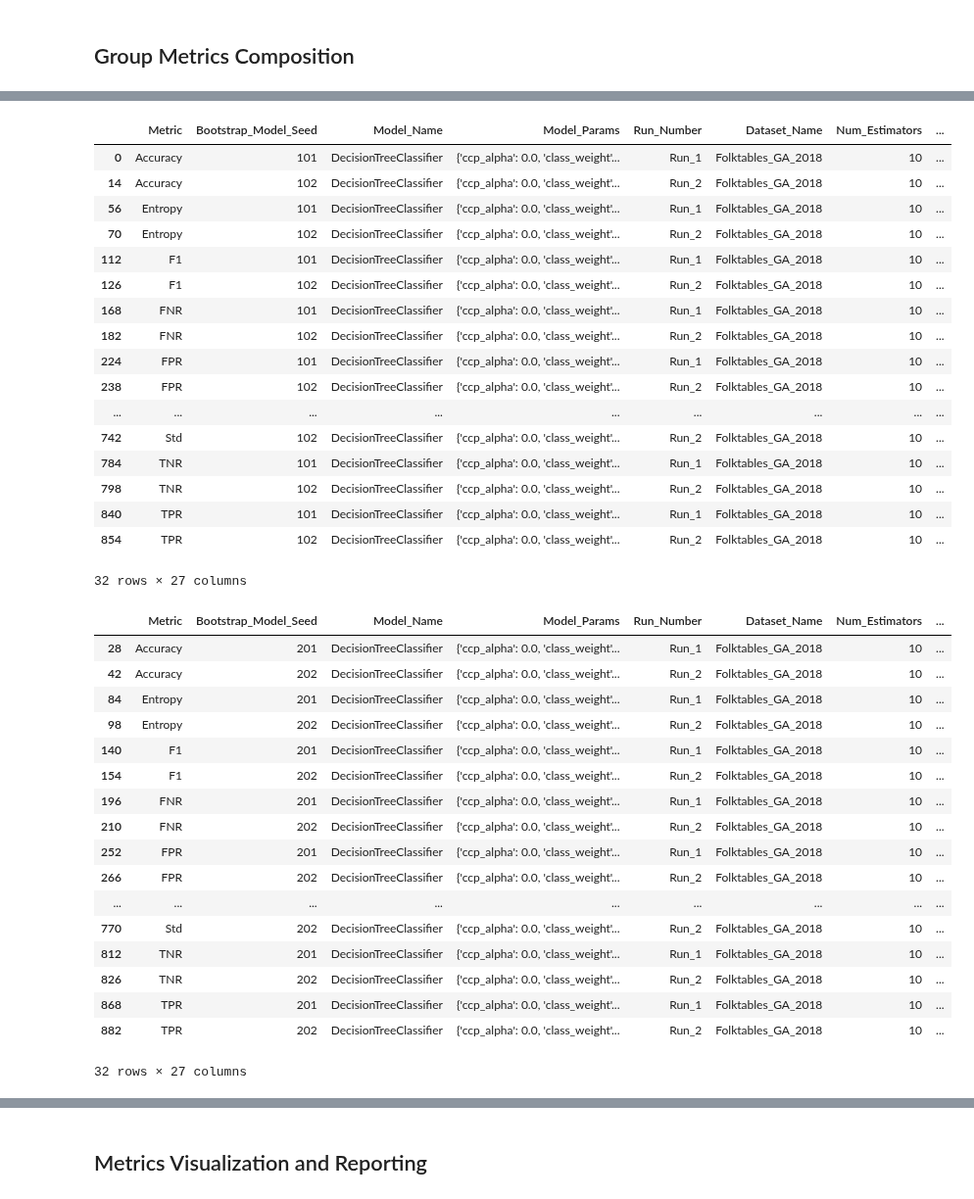
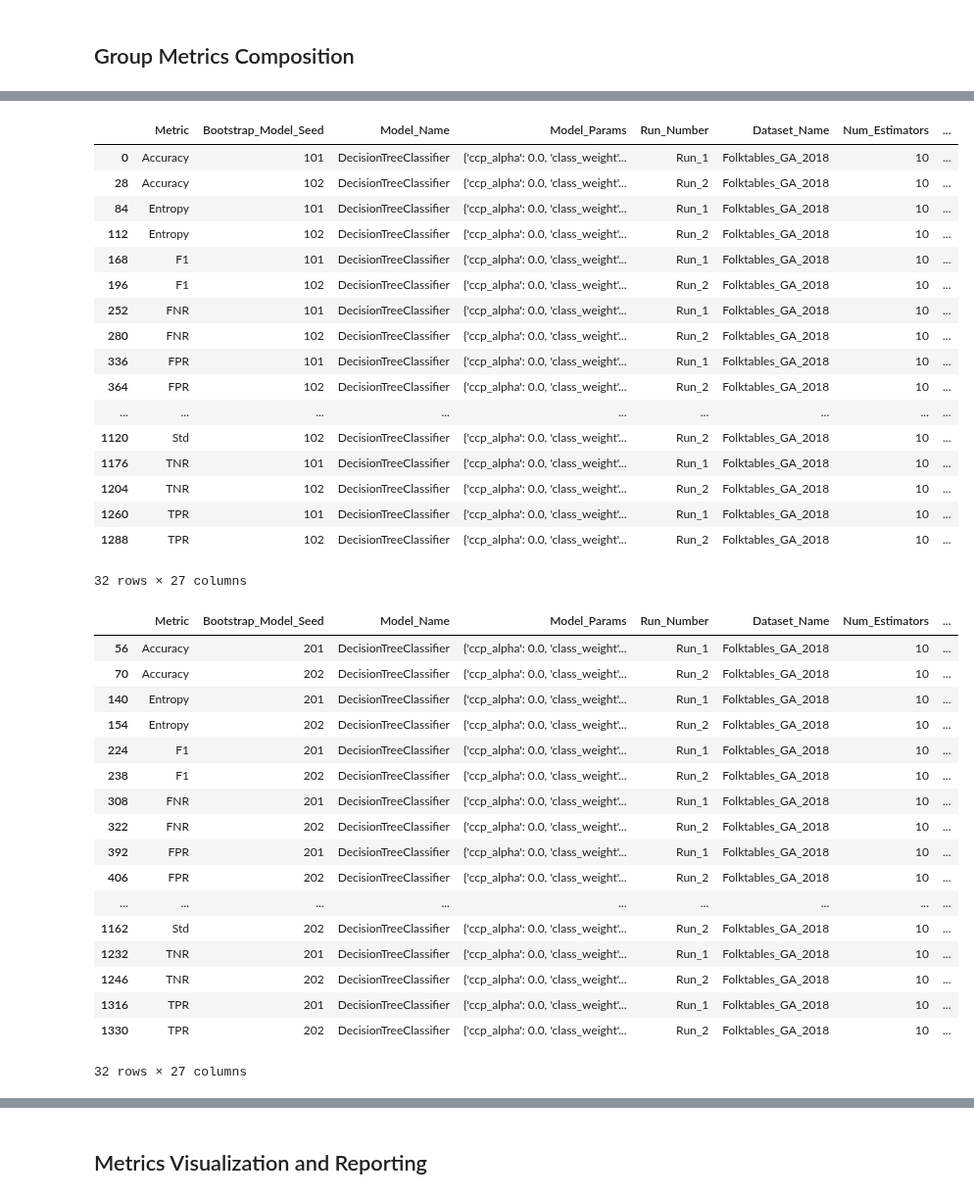
Before and after one commit to FalaahArifKhan/fairness-variance, a Jupyter notebook: notebooks/models_stress_testing/Visualizations_Random_Nulls.ipynb, the cells around one changed output, grey strips where cells are left out. Shown at 98% size. Drawn from its saved outputs; the diff is of its cells as text; code cells hidden in the pictures.

```diff
--- a/notebooks/models_stress_testing/Visualizations_Random_Nulls.ipynb
+++ b/notebooks/models_stress_testing/Visualizations_Random_Nulls.ipynb
@@ -70,44 +105,44 @@ exp_subgroup_metrics_dct = exp_composer.create_exp_subgroup_metrics_dct()
 # %%
-exp_subgroup_metrics_dct['DecisionTreeClassifier']['Exp_iter_1'][0.0].head(100)
+exp_subgroup_metrics_dct['DecisionTreeClassifier']['cat: mode, num: median']['Exp_iter_1'][0.0].head(100)
 # %% [output]
 |  | Metric | Bootstrap_Model_Seed | Model_Name | Model_Params | Run_Number | Dataset_Name | Num_Estimators | ... |
 | 0 | Accuracy | 101 | DecisionTreeClassifier | {'ccp_alpha': 0.0, 'class_weight'... | Run_1 | Folktables_GA_2018 | 10 | ... |
-| 14 | Accuracy | 102 | DecisionTreeClassifier | {'ccp_alpha': 0.0, 'class_weight'... | Run_2 | Folktables_GA_2018 | 10 | ... |
-| 56 | Entropy | 101 | DecisionTreeClassifier | {'ccp_alpha': 0.0, 'class_weight'... | Run_1 | Folktables_GA_2018 | 10 | ... |
-| 70 | Entropy | 102 | DecisionTreeClassifier | {'ccp_alpha': 0.0, 'class_weight'... | Run_2 | Folktables_GA_2018 | 10 | ... |
-| 112 | F1 | 101 | DecisionTreeClassifier | {'ccp_alpha': 0.0, 'class_weight'... | Run_1 | Folktables_GA_2018 | 10 | ... |
-| 126 | F1 | 102 | DecisionTreeClassifier | {'ccp_alpha': 0.0, 'class_weight'... | Run_2 | Folktables_GA_2018 | 10 | ... |
-| 168 | FNR | 101 | DecisionTreeClassifier | {'ccp_alpha': 0.0, 'class_weight'... | Run_1 | Folktables_GA_2018 | 10 | ... |
-| 182 | FNR | 102 | DecisionTreeClassifier | {'ccp_alpha': 0.0, 'class_weight'... | Run_2 | Folktables_GA_2018 | 10 | ... |
-| 224 | FPR | 101 | DecisionTreeClassifier | {'ccp_alpha': 0.0, 'class_weight'... | Run_1 | Folktables_GA_2018 | 10 | ... |
-| 238 | FPR | 102 | DecisionTreeClassifier | {'ccp_alpha': 0.0, 'class_weight'... | Run_2 | Folktables_GA_2018 | 10 | ... |
+| 28 | Accuracy | 102 | DecisionTreeClassifier | {'ccp_alpha': 0.0, 'class_weight'... | Run_2 | Folktables_GA_2018 | 10 | ... |
+| 84 | Entropy | 101 | DecisionTreeClassifier | {'ccp_alpha': 0.0, 'class_weight'... | Run_1 | Folktables_GA_2018 | 10 | ... |
+| 112 | Entropy | 102 | DecisionTreeClassifier | {'ccp_alpha': 0.0, 'class_weight'... | Run_2 | Folktables_GA_2018 | 10 | ... |
+| 168 | F1 | 101 | DecisionTreeClassifier | {'ccp_alpha': 0.0, 'class_weight'... | Run_1 | Folktables_GA_2018 | 10 | ... |
+| 196 | F1 | 102 | DecisionTreeClassifier | {'ccp_alpha': 0.0, 'class_weight'... | Run_2 | Folktables_GA_2018 | 10 | ... |
+| 252 | FNR | 101 | DecisionTreeClassifier | {'ccp_alpha': 0.0, 'class_weight'... | Run_1 | Folktables_GA_2018 | 10 | ... |
+| 280 | FNR | 102 | DecisionTreeClassifier | {'ccp_alpha': 0.0, 'class_weight'... | Run_2 | Folktables_GA_2018 | 10 | ... |
+| 336 | FPR | 101 | DecisionTreeClassifier | {'ccp_alpha': 0.0, 'class_weight'... | Run_1 | Folktables_GA_2018 | 10 | ... |
+| 364 | FPR | 102 | DecisionTreeClassifier | {'ccp_alpha': 0.0, 'class_weight'... | Run_2 | Folktables_GA_2018 | 10 | ... |
 | ... | ... | ... | ... | ... | ... | ... | ... | ... |
-| 742 | Std | 102 | DecisionTreeClassifier | {'ccp_alpha': 0.0, 'class_weight'... | Run_2 | Folktables_GA_2018 | 10 | ... |
-| 784 | TNR | 101 | DecisionTreeClassifier | {'ccp_alpha': 0.0, 'class_weight'... | Run_1 | Folktables_GA_2018 | 10 | ... |
-| 798 | TNR | 102 | DecisionTreeClassifier | {'ccp_alpha': 0.0, 'class_weight'... | Run_2 | Folktables_GA_2018 | 10 | ... |
-| 840 | TPR | 101 | DecisionTreeClassifier | {'ccp_alpha': 0.0, 'class_weight'... | Run_1 | Folktables_GA_2018 | 10 | ... |
-| 854 | TPR | 102 | DecisionTreeClassifier | {'ccp_alpha': 0.0, 'class_weight'... | Run_2 | Folktables_GA_2018 | 10 | ... |
+| 1120 | Std | 102 | DecisionTreeClassifier | {'ccp_alpha': 0.0, 'class_weight'... | Run_2 | Folktables_GA_2018 | 10 | ... |
+| 1176 | TNR | 101 | DecisionTreeClassifier | {'ccp_alpha': 0.0, 'class_weight'... | Run_1 | Folktables_GA_2018 | 10 | ... |
+| 1204 | TNR | 102 | DecisionTreeClassifier | {'ccp_alpha': 0.0, 'class_weight'... | Run_2 | Folktables_GA_2018 | 10 | ... |
+| 1260 | TPR | 101 | DecisionTreeClassifier | {'ccp_alpha': 0.0, 'class_weight'... | Run_1 | Folktables_GA_2018 | 10 | ... |
+| 1288 | TPR | 102 | DecisionTreeClassifier | {'ccp_alpha': 0.0, 'class_weight'... | Run_2 | Folktables_GA_2018 | 10 | ... |
 32 rows × 27 columns
 # %%
-exp_subgroup_metrics_dct['DecisionTreeClassifier']['Exp_iter_2'][0.0].head(100)
+exp_subgroup_metrics_dct['DecisionTreeClassifier']['cat: mode, num: median']['Exp_iter_2'][0.0].head(100)
 # %% [output]
 |  | Metric | Bootstrap_Model_Seed | Model_Name | Model_Params | Run_Number | Dataset_Name | Num_Estimators | ... |
-| 28 | Accuracy | 201 | DecisionTreeClassifier | {'ccp_alpha': 0.0, 'class_weight'... | Run_1 | Folktables_GA_2018 | 10 | ... |
-| 42 | Accuracy | 202 | DecisionTreeClassifier | {'ccp_alpha': 0.0, 'class_weight'... | Run_2 | Folktables_GA_2018 | 10 | ... |
-| 84 | Entropy | 201 | DecisionTreeClassifier | {'ccp_alpha': 0.0, 'class_weight'... | Run_1 | Folktables_GA_2018 | 10 | ... |
-| 98 | Entropy | 202 | DecisionTreeClassifier | {'ccp_alpha': 0.0, 'class_weight'... | Run_2 | Folktables_GA_2018 | 10 | ... |
-| 140 | F1 | 201 | DecisionTreeClassifier | {'ccp_alpha': 0.0, 'class_weight'... | Run_1 | Folktables_GA_2018 | 10 | ... |
-| 154 | F1 | 202 | DecisionTreeClassifier | {'ccp_alpha': 0.0, 'class_weight'... | Run_2 | Folktables_GA_2018 | 10 | ... |
-| 196 | FNR | 201 | DecisionTreeClassifier | {'ccp_alpha': 0.0, 'class_weight'... | Run_1 | Folktables_GA_2018 | 10 | ... |
-| 210 | FNR | 202 | DecisionTreeClassifier | {'ccp_alpha': 0.0, 'class_weight'... | Run_2 | Folktables_GA_2018 | 10 | ... |
-| 252 | FPR | 201 | DecisionTreeClassifier | {'ccp_alpha': 0.0, 'class_weight'... | Run_1 | Folktables_GA_2018 | 10 | ... |
-| 266 | FPR | 202 | DecisionTreeClassifier | {'ccp_alpha': 0.0, 'class_weight'... | Run_2 | Folktables_GA_2018 | 10 | ... |
+| 56 | Accuracy | 201 | DecisionTreeClassifier | {'ccp_alpha': 0.0, 'class_weight'... | Run_1 | Folktables_GA_2018 | 10 | ... |
+| 70 | Accuracy | 202 | DecisionTreeClassifier | {'ccp_alpha': 0.0, 'class_weight'... | Run_2 | Folktables_GA_2018 | 10 | ... |
+| 140 | Entropy | 201 | DecisionTreeClassifier | {'ccp_alpha': 0.0, 'class_weight'... | Run_1 | Folktables_GA_2018 | 10 | ... |
+| 154 | Entropy | 202 | DecisionTreeClassifier | {'ccp_alpha': 0.0, 'class_weight'... | Run_2 | Folktables_GA_2018 | 10 | ... |
+| 224 | F1 | 201 | DecisionTreeClassifier | {'ccp_alpha': 0.0, 'class_weight'... | Run_1 | Folktables_GA_2018 | 10 | ... |
+| 238 | F1 | 202 | DecisionTreeClassifier | {'ccp_alpha': 0.0, 'class_weight'... | Run_2 | Folktables_GA_2018 | 10 | ... |
+| 308 | FNR | 201 | DecisionTreeClassifier | {'ccp_alpha': 0.0, 'class_weight'... | Run_1 | Folktables_GA_2018 | 10 | ... |
+| 322 | FNR | 202 | DecisionTreeClassifier | {'ccp_alpha': 0.0, 'class_weight'... | Run_2 | Folktables_GA_2018 | 10 | ... |
+| 392 | FPR | 201 | DecisionTreeClassifier | {'ccp_alpha': 0.0, 'class_weight'... | Run_1 | Folktables_GA_2018 | 10 | ... |
+| 406 | FPR | 202 | DecisionTreeClassifier | {'ccp_alpha': 0.0, 'class_weight'... | Run_2 | Folktables_GA_2018 | 10 | ... |
 | ... | ... | ... | ... | ... | ... | ... | ... | ... |
-| 770 | Std | 202 | DecisionTreeClassifier | {'ccp_alpha': 0.0, 'class_weight'... | Run_2 | Folktables_GA_2018 | 10 | ... |
-| 812 | TNR | 201 | DecisionTreeClassifier | {'ccp_alpha': 0.0, 'class_weight'... | Run_1 | Folktables_GA_2018 | 10 | ... |
-| 826 | TNR | 202 | DecisionTreeClassifier | {'ccp_alpha': 0.0, 'class_weight'... | Run_2 | Folktables_GA_2018 | 10 | ... |
-| 868 | TPR | 201 | DecisionTreeClassifier | {'ccp_alpha': 0.0, 'class_weight'... | Run_1 | Folktables_GA_2018 | 10 | ... |
-| 882 | TPR | 202 | DecisionTreeClassifier | {'ccp_alpha': 0.0, 'class_weight'... | Run_2 | Folktables_GA_2018 | 10 | ... |
+| 1162 | Std | 202 | DecisionTreeClassifier | {'ccp_alpha': 0.0, 'class_weight'... | Run_2 | Folktables_GA_2018 | 10 | ... |
+| 1232 | TNR | 201 | DecisionTreeClassifier | {'ccp_alpha': 0.0, 'class_weight'... | Run_1 | Folktables_GA_2018 | 10 | ... |
+| 1246 | TNR | 202 | DecisionTreeClassifier | {'ccp_alpha': 0.0, 'class_weight'... | Run_2 | Folktables_GA_2018 | 10 | ... |
+| 1316 | TPR | 201 | DecisionTreeClassifier | {'ccp_alpha': 0.0, 'class_weight'... | Run_1 | Folktables_GA_2018 | 10 | ... |
+| 1330 | TPR | 202 | DecisionTreeClassifier | {'ccp_alpha': 0.0, 'class_weight'... | Run_2 | Folktables_GA_2018 | 10 | ... |
 32 rows × 27 columns
 # %%
 exp_avg_group_metrics_dct = exp_composer.compose_group_metrics(exp_subgroup_metrics_dct)
```
Also changed, not shown: parts of 12 cells of this notebook, 5 other files.
